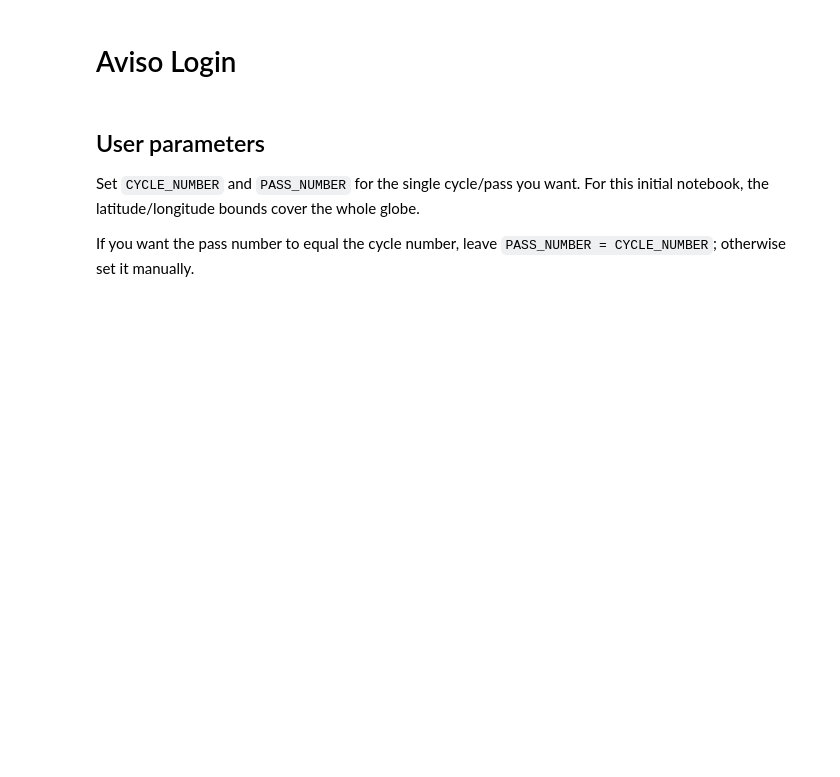
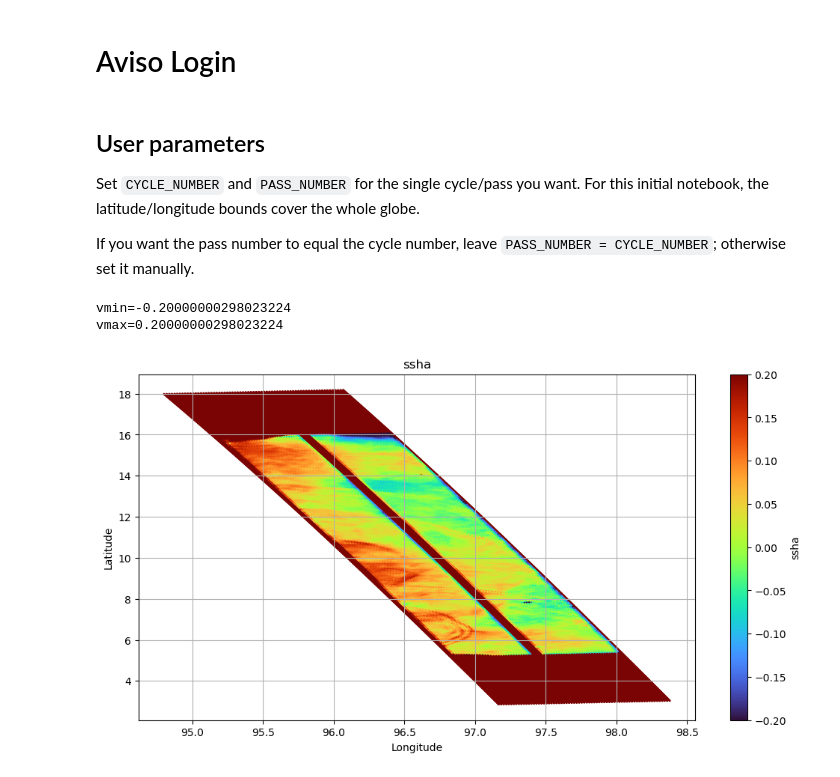
Before and after one commit to JohnathanAguilar01/swot-yolo, a Jupyter notebook: swot_aviso_cycle_pass_global.ipynb, the cells around one changed output. Cells and saved outputs as stored; diff of their text form; code cells hidden in the pictures; blank space fills up the shorter version.

```diff
--- a/swot_aviso_cycle_pass_global.ipynb
+++ b/swot_aviso_cycle_pass_global.ipynb
@@ -422,29 +422,42 @@ for region_dir in SRC_ROOT.iterdir():
             copied_var="ssha_unfiltered",
         )
 # %%
-file_path = "SWOT_IW_Labeled_Dataset/Andaman Sea/data/SWOT_L2_LR_SSH_Expert_005_202_20231019T205456_20231019T214624_PGC0_01.nc"
+file_path = "SWOT_IW_Labeled_Dataset/Andaman Sea/data/SWOT_L2_LR_SSH_Expert_001_202_20230728T095437_20230728T104606_PGC0_01.nc"
 
-ds = xr.open_dataset(file_path)
+ds_old = xr.open_dataset(file_path)
 
 var = "ssha"
-limit = np.nanpercentile(np.abs(ds[var]), 99)
+
+vals = ds_old[var].values
+
+valid = vals[np.isfinite(vals) & (np.abs(vals) < 9)]
+
+vmin = valid.min()
+vmax = valid.max()
+
+print(f"vmin={vmin}")
+print(f"vmax={vmax}")
 
 plt.figure(figsize=(12, 6))
 plt.scatter(
-    ds["lon"].values.ravel(),
-    ds["lat"].values.ravel(),
-    c=ds[var].values.ravel(),
+    ds_old["lon"].values.ravel(),
+    ds_old["lat"].values.ravel(),
+    c=vals.ravel(),
     s=1,
-    cmap="RdBu_r",
-    vmin=-limit,
-    vmax=limit,
+    cmap="turbo",
+    vmin=vmin,
+    vmax=vmax,
 )
 plt.colorbar(label=var)
 plt.xlabel("Longitude")
 plt.ylabel("Latitude")
-plt.title(f"{var} from SWOT L3")
+plt.title(var)
 plt.grid(True)
 plt.show()
+# %% [output]
+vmin=-0.20000000298023224
+vmax=0.20000000298023224
+[figure, added]
 # %%
 nc_path = "SWOT_L3_IW_Labeled_Dataset/Andaman Sea/data/SWOT_L2_LR_SSH_Expert_005_202_20231019T205456_20231019T214624_PGC0_01.nc"
 
```
Also changed, not shown: parts of 2 cells of this notebook, 5 other files.
